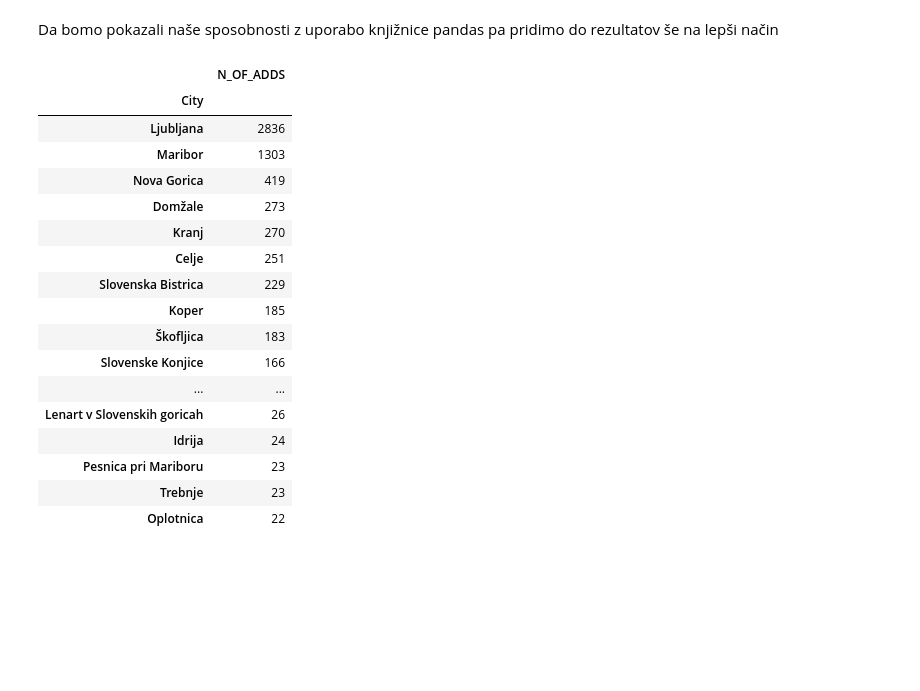
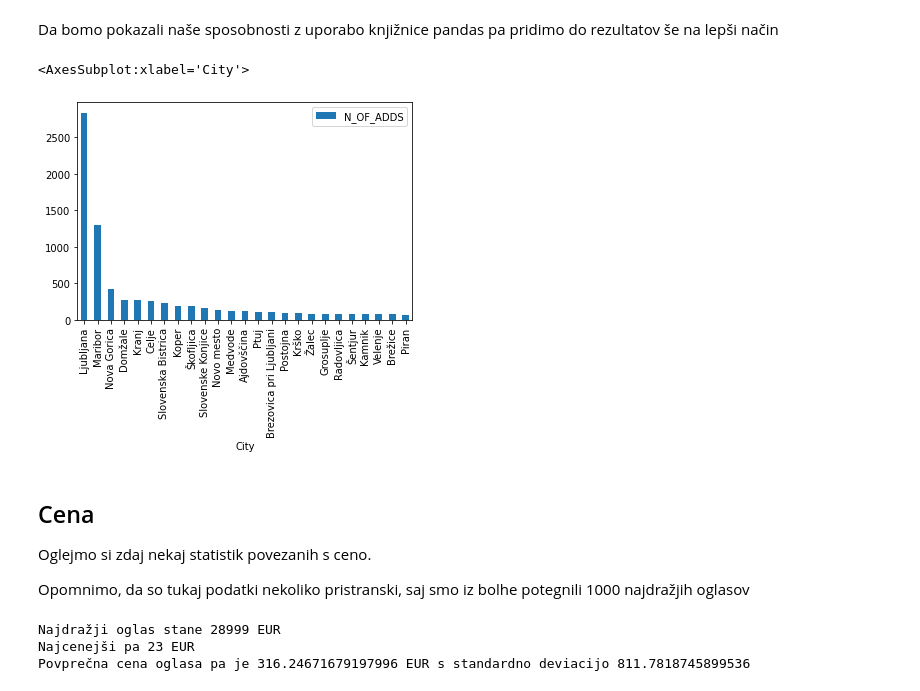
Before and after one commit to JakobPogacnikSouvent/bolha-racunalnistvo-advert-analysis, a Jupyter notebook: analiza.ipynb, the cells around one changed output. Drawn from its saved outputs; the diff is of its cells as text; code cells hidden in the pictures; blank space fills up the shorter version.

```diff
--- a/analiza.ipynb
+++ b/analiza.ipynb
@@ -5,5 +7,6 @@ import string
 # %%
 data = pd.read_csv("data.csv", sep=";;;", engine="python")
+data['Date'] =  pd.to_datetime(data['Date'], format='%Y-%m-%dT%H:%M:%S%z')
 # %%
 def df_of_counter(cnt, *args, **kwargs):
     # takes collections.Counter of and returns pandas.DataFrame where first column is the keys and second column is the values
@@ -137,23 +140,21 @@ def to_city(field):
     return city
 # %%
 data["City"] = data["City"].map(to_city)
-data.groupby("City").size().to_frame(name="N_OF_ADDS").sort_values('N_OF_ADDS', ascending=False)
+df = data.groupby("City").size().to_frame(name="N_OF_ADDS").sort_values('N_OF_ADDS', ascending=False)
+df.reset_index().head(25).plot.bar(x='City', y='N_OF_ADDS')
 # %% [output]
-|  | N_OF_ADDS |
-| City |  |
-| Ljubljana | 2836 |
-| Maribor | 1303 |
-| Nova Gorica | 419 |
-| Domžale | 273 |
-| Kranj | 270 |
-| Celje | 251 |
-| Slovenska Bistrica | 229 |
-| Koper | 185 |
-| Škofljica | 183 |
-| Slovenske Konjice | 166 |
-| ... | ... |
-| Lenart v Slovenskih goricah | 26 |
-| Idrija | 24 |
-| Pesnica pri Mariboru | 23 |
-| Trebnje | 23 |
-| Oplotnica | 22 |
+<AxesSubplot:xlabel='City'>
+[figure, added]
+# %% [markdown]
+## Cena
+Oglejmo si zdaj nekaj statistik povezanih s ceno.
+
+Opomnimo, da so tukaj podatki nekoliko pristranski, saj smo iz bolhe potegnili 1000 najdražjih oglasov
+# %%
+print(f"Najdražji oglas stane {data['Price'].max()} EUR")
+print(f"Najcenejši pa {data['Price'].min()} EUR")
+print(f"Povprečna cena oglasa pa je {data['Price'].mean()} EUR s standardno deviacijo {data['Price'].std(ddof=0)}")
+# %% [output]
+Najdražji oglas stane 28999 EUR
+Najcenejši pa 23 EUR
+Povprečna cena oglasa pa je 316.24671679197996 EUR s standardno deviacijo 811.7818745899536
```
Also changed, not shown: parts of 12 cells of this notebook.
